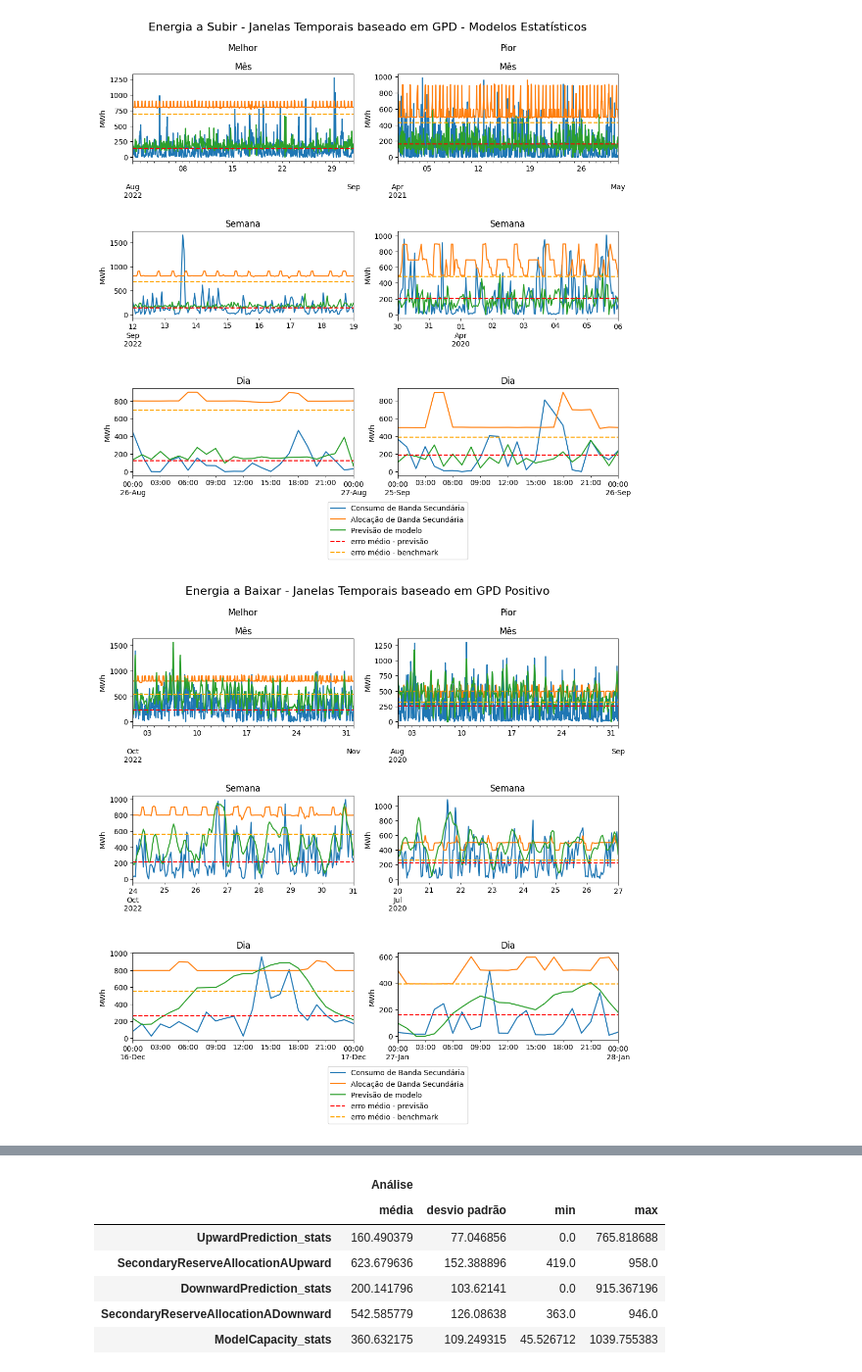
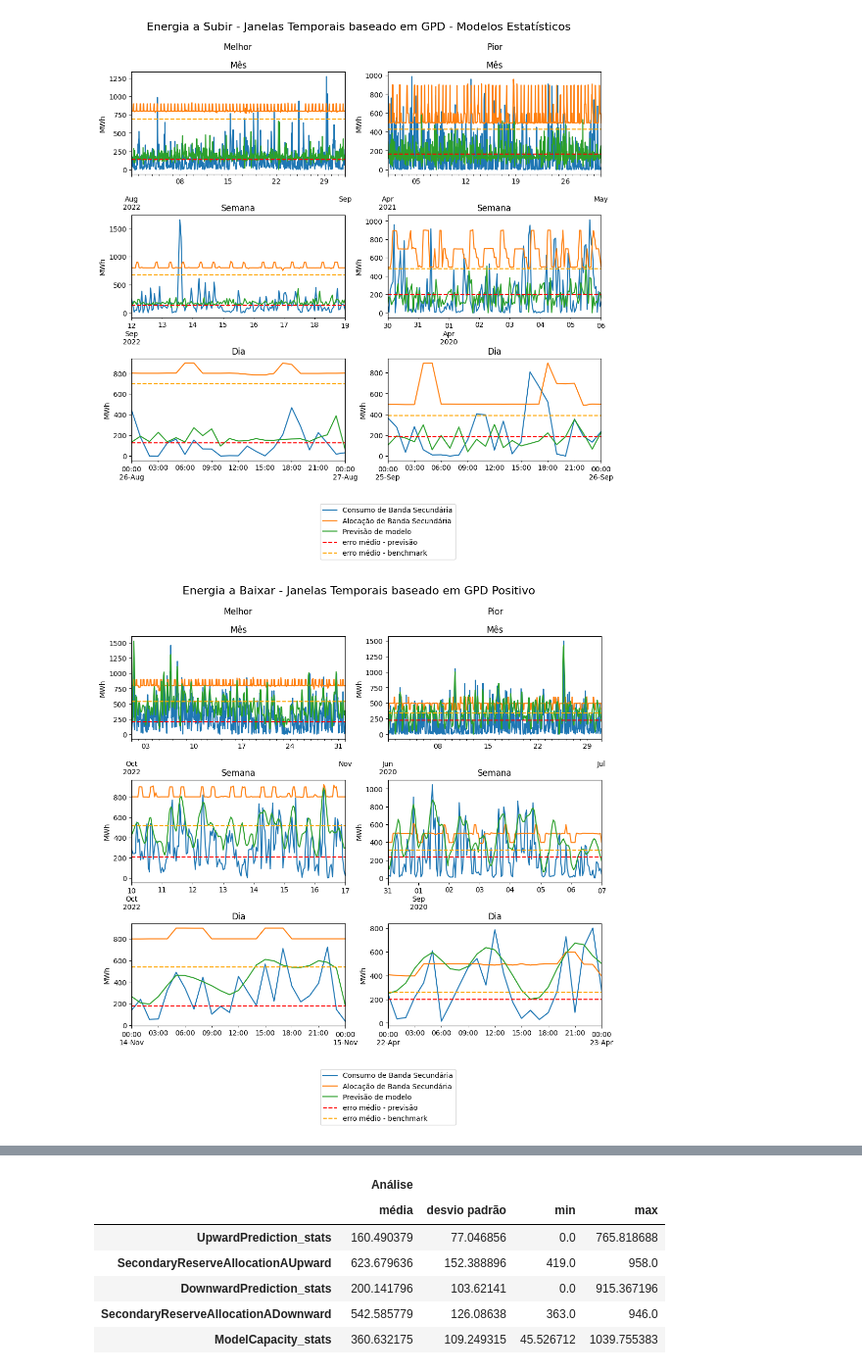
Before and after one commit to JotaFan/renewable-generation-into-reserve-markets, a Jupyter notebook: notebooks/Resultados.ipynb, the cells around one changed output, grey strips where cells are left out. Shown at 98% size. Saved outputs shown, nothing was run; the diff lists cells and outputs as text; code cells hidden in the pictures.

```diff
--- a/notebooks/Resultados.ipynb
+++ b/notebooks/Resultados.ipynb
@@ -30,7 +30,7 @@ columns_Y = [
 ]
 
 training_dataset_path = os.path.join(
-    data_folder, "processed", "dados_2014-2022.csv"
+    data_folder, "processed", "dados_2014-2022_new.csv"
 )
 training_dataset = pd.read_csv(training_dataset_path, index_col=0)
 training_dataset["datetime"] = pd.to_datetime(training_dataset["datetime"])
@@ -72,13 +72,13 @@ validation_target = "GPD Positivo"
 final_results_csv_up = os.path.join(
     final_models_folder,
     "UpwardUsedSecondaryReserveEnergy",
-    "updata",
+    "updata_new",
     "results.csv",
 )
 final_results_csv_down = os.path.join(
     final_models_folder,
     "DownwardUsedSecondaryReserveEnergy",
-    "downdata",
+    "downdata_new",
     "results.csv",
 )
 
@@ -854,7 +854,7 @@ for r, time_per in enumerate(couples_list):
             label="erro médio - benchmark",
         )
 
-        plt.subplots_adjust(hspace=0.8)
+        plt.subplots_adjust(hspace=0.4)
         ax.set_ylabel("MWh")
         ax.set_xlabel("")
         ax.set_title(time_periods[r])
@@ -931,7 +931,7 @@ for r, time_per in enumerate(couples_list):
             label="erro médio - benchmark",
         )
 
-        plt.subplots_adjust(hspace=0.8)
+        plt.subplots_adjust(hspace=0.4)
         ax.set_ylabel("MWh")
         ax.set_xlabel("")
         ax.set_title(time_periods[r])
@@ -965,7 +965,7 @@ fig.savefig(
     bbox_inches="tight",
 )
 # %% [output]
-[figure, old version]
+[figure, new version]
 # %%
 down_best_month_GPD_Positivo = get_best_gpd_period_on_dataframe(
     dataset_plot, "down", "GPD Positivo", biggest=True, period="1ME"
@@ -1055,40 +1055,40 @@ for r, time_per in enumerate(couples_list):
             label="erro médio - benchmark",
         )
 
-        plt.subplots_adjust(hspace=0.8)
+        plt.subplots_adjust(hspace=0.4)
         ax.set_ylabel("MWh")
         ax.set_xlabel("")
         ax.set_title(time_periods[r])
 plt.legend(bbox_to_anchor=(0.0, -1), loc="lower center")
 fig.suptitle(
     "Energia a Baixar - Janelas Temporais baseado em GPD Positivo", fontsize=16
 )
 # fig.text(0.5, 0.92, 'Baseado em erro absoluto médio', ha='center', va='bottom', fontsize=12)
 # plt.suptitle("Your Chart's Title")
 # plt.title("Your Chart's Subtitle")
 # plt.suptitle("Your Chart's Title")
 
 for c in range(ncols):
     fig.text(
         0.30 + (c * 0.425),
         0.92,
         column_titles[c],
         ha="center",
         va="bottom",
         fontsize=12,
     )
 
 
 # plt.tight_layout()  # Adjust layout to prevent overlap
 plt.show()
 fig.savefig(
     os.path.join(
         folder_figures, "alocacoes_temporais_downward_prediction_gpd_p.png"
     ),
     bbox_inches="tight",
 )
 # %% [output]
-[figure, old version]
+[figure, new version]
 # %%
 couples_list = couples_down_GPD_Positivo
 truth_metric = "UpwardUsedSecondaryReserveEnergy"
```
Also changed, not shown: parts of 8 cells of this notebook, 5 other files.
